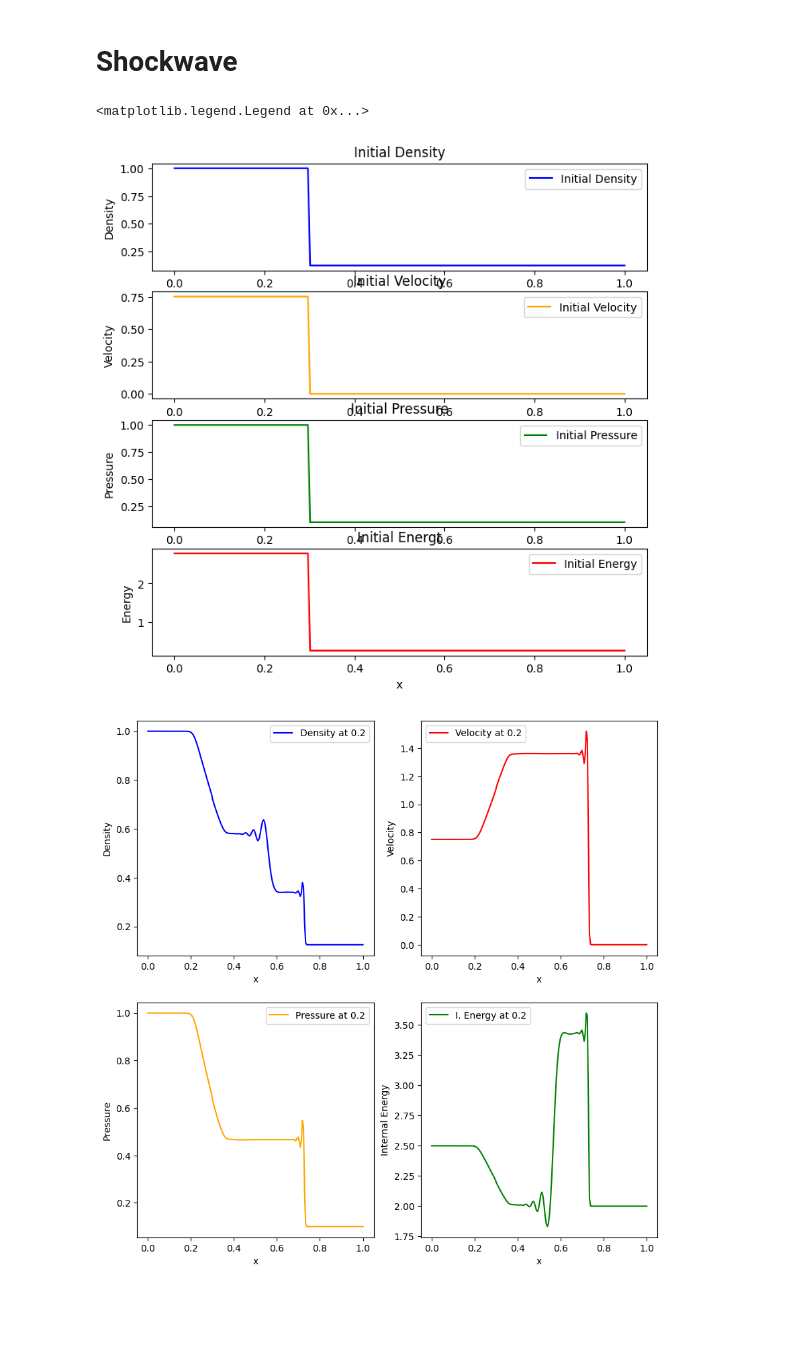
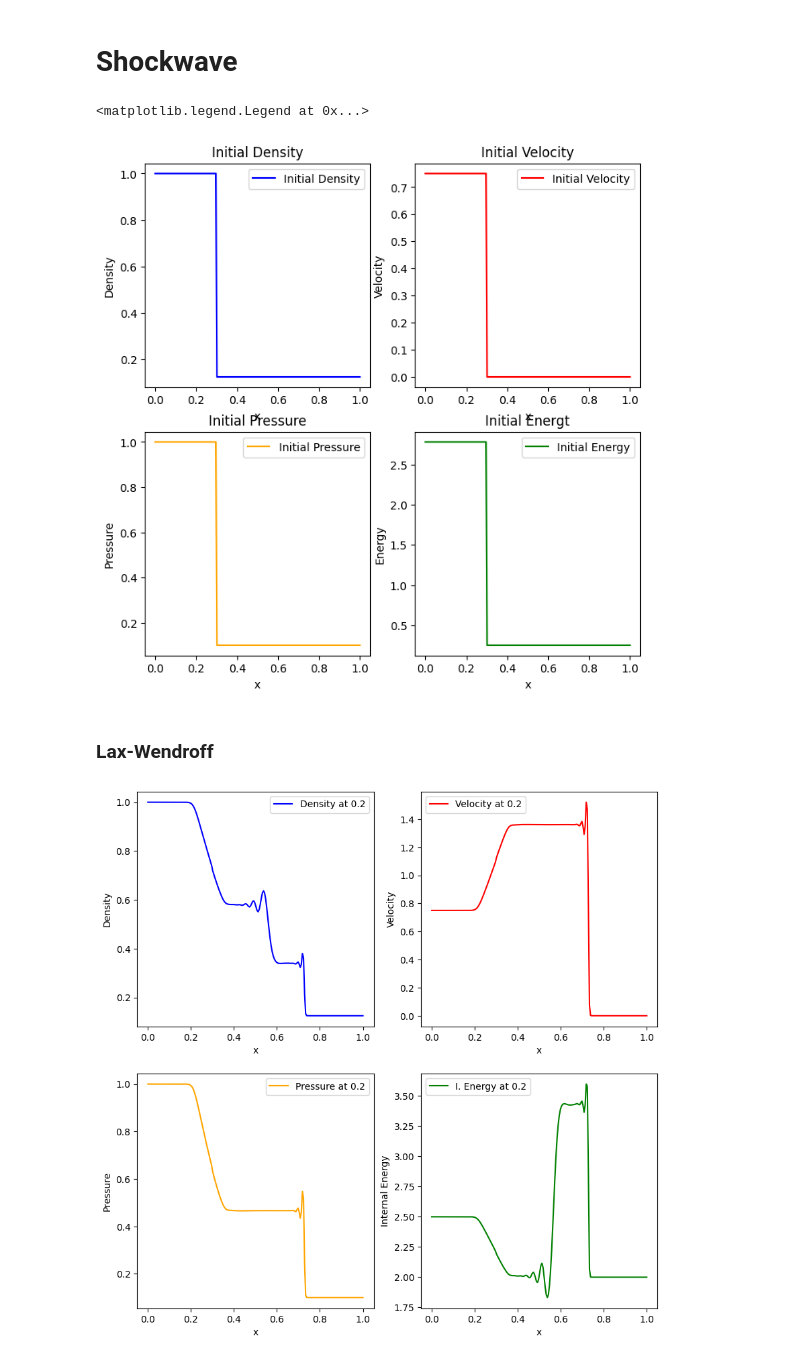
Before and after one commit to daniloaballayf/Shockwave-TAMU, a Jupyter notebook: 1D Notebooks/Shockwave.ipynb, the cells around one changed output. Cells and saved outputs as stored; diff of their text form; code cells hidden in the pictures; blank space fills up the shorter version.

```diff
--- a/1D Notebooks/Shockwave.ipynb
+++ b/1D Notebooks/Shockwave.ipynb
@@ -26,33 +26,35 @@ press[60:] = 0.1
 energy = np.zeros(Nx)
 energy = press/((gamma - 1)) + 0.5*rho*u**2
 # %%
-fig, axs = plt.subplots(4, 1, figsize=(8, 8))
-axs[0].plot(x, rho, label='Initial Density', color='blue')
-axs[0].set_title('Initial Density')
-axs[0].set_xlabel('x')
-axs[0].set_ylabel('Density')
-axs[0].legend()
+fig, axs = plt.subplots(2, 2, figsize=(8, 8))
+axs[0,0].plot(x, rho, label='Initial Density', color='blue')
+axs[0,0].set_title('Initial Density')
+axs[0,0].set_xlabel('x')
+axs[0,0].set_ylabel('Density')
+axs[0,0].legend()
 
-axs[1].plot(x, u, label='Initial Velocity', color='orange')
-axs[1].set_title('Initial Velocity')
-axs[1].set_xlabel('x')
-axs[1].set_ylabel('Velocity')
-axs[1].legend()
+axs[0,1].plot(x, u, label='Initial Velocity', color='red')
+axs[0,1].set_title('Initial Velocity')
+axs[0,1].set_xlabel('x')
+axs[0,1].set_ylabel('Velocity')
+axs[0,1].legend()
 
-axs[2].plot(x, press, label='Initial Pressure', color='green')
-axs[2].set_title('Initial Pressure')
-axs[2].set_xlabel('x')
-axs[2].set_ylabel('Pressure')
-axs[2].legend()
+axs[1,0].plot(x, press, label='Initial Pressure', color='orange')
+axs[1,0].set_title('Initial Pressure')
+axs[1,0].set_xlabel('x')
+axs[1,0].set_ylabel('Pressure')
+axs[1,0].legend()
 
-axs[3].plot(x, energy, label='Initial Energy', color='red')
-axs[3].set_title('Initial Energt')
-axs[3].set_xlabel('x')
-axs[3].set_ylabel('Energy')
-axs[3].legend()
+axs[1,1].plot(x, energy, label='Initial Energy', color='green')
+axs[1,1].set_title('Initial Energt')
+axs[1,1].set_xlabel('x')
+axs[1,1].set_ylabel('Energy')
+axs[1,1].legend()
 # %% [output]
 <matplotlib.legend.Legend at 0x...>
-[figure, old version]
+[figure, new version]
+# %% [markdown]
+### Lax-Wendroff
 # %%
 sol_rho = np.zeros((rho.shape[0], Nt+1))
 sol_mom = np.zeros((rho.shape[0], Nt+1))
```
Also changed, not shown: parts of 3 cells of this notebook, 1 other file.
